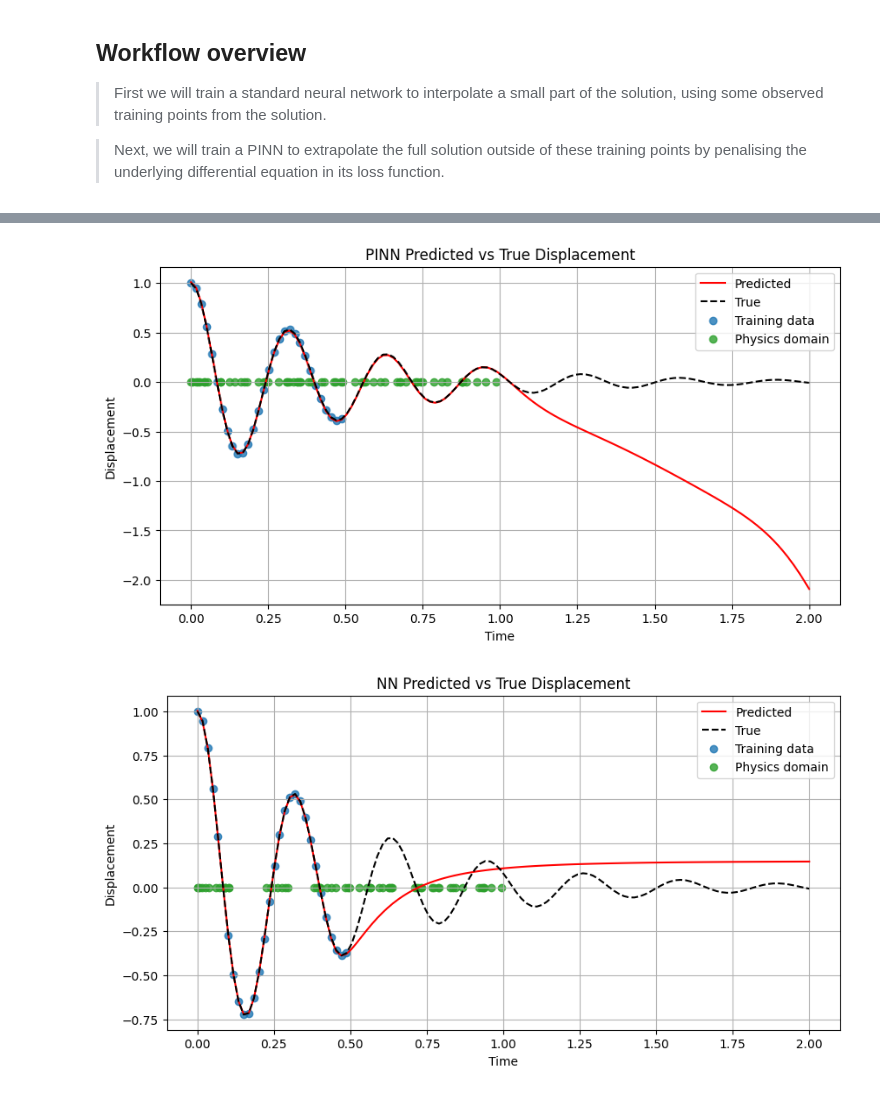
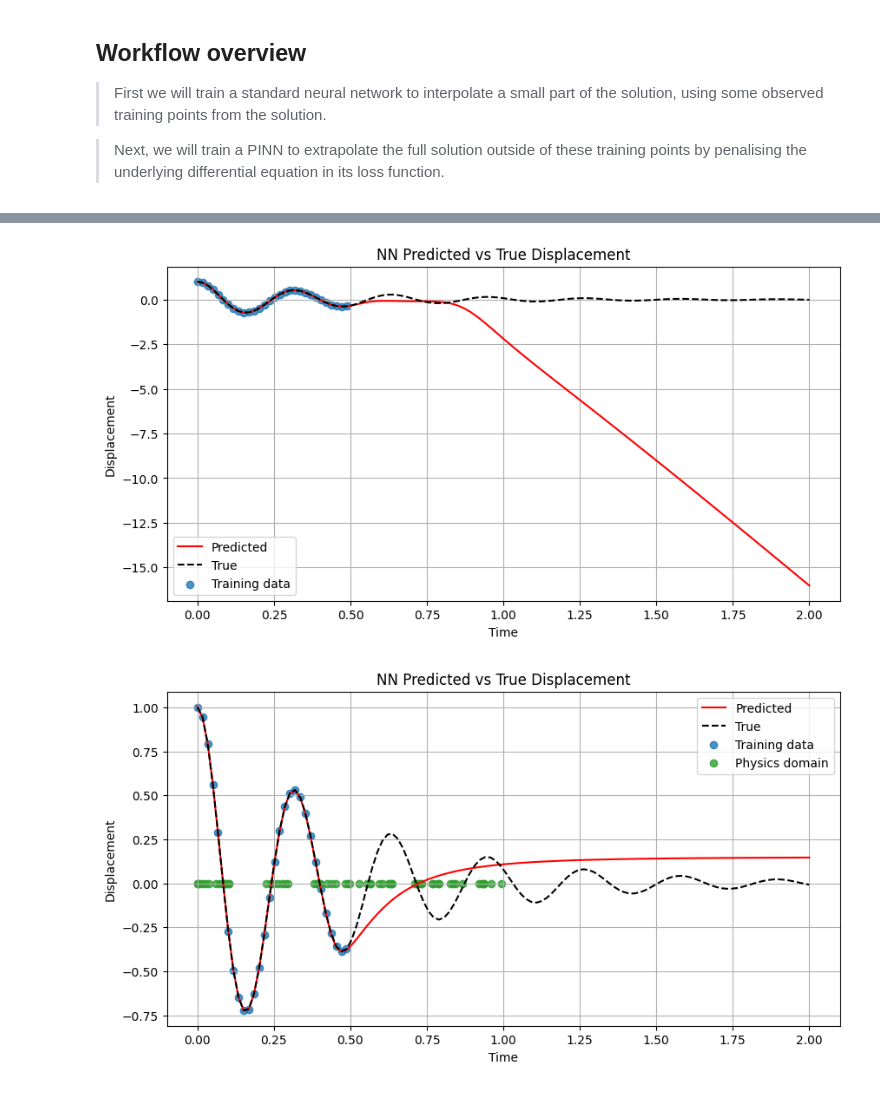
Before and after one commit to NeuralNut/pgdl, a Jupyter notebook: Spring/spring_example.ipynb, the cells around one changed output, grey strips where cells are left out. Cells and saved outputs as stored; diff of their text form; code cells hidden in the pictures.

```diff
--- a/Spring/spring_example.ipynb
+++ b/Spring/spring_example.ipynb
@@ -80,7 +80,8 @@ class PINN(nn.Module):
         super(PINN, self).__init__()
         # self.act = Cosine()
         # self.act = nn.GELU()
-        self.act = Stan(out_features=50)
+        # self.act = Stan(out_features=50)
+        self.act = nn.Tanh()
         self.net = nn.Sequential(
             nn.Linear(1, 50),  # Input layer (time t)
             self.act,         # Activation function
@@ -273,33 +273,33 @@ plt.show()
 # %%
 #plot predicted vs true displacement
 model.eval()
 td = torch.linspace(0, 2, 120).reshape(-1, 1).requires_grad_(True)
 t0 = torch.FloatTensor(1).fill_(0.0).reshape(-1, 1)
 tn = torch.FloatTensor(119, 1).uniform_(0, 2)
 # tL = torch.FloatTensor(1).fill_(2.0).reshape(-1, 1)
 tp = torch.concat([t0, tn])
 x = model(td).squeeze().detach().numpy()
 x_true = oscillator(d, w0, td).squeeze().detach().numpy()
 
 td = td.squeeze().detach().numpy()
 data_domain_mask = td<=0.5
 physics_domain_mask = tp<=1.0
 
 
 
 fig, ax = plt.subplots(figsize=(10, 5))
 ax.plot(td, x, color="red", label='Predicted')
 ax.plot(td, x_true, color="black", linestyle='--', label='True')
 plt.scatter(td[data_domain_mask], x_true[data_domain_mask], color="tab:blue", alpha=0.8, label="Training data")
-plt.scatter(tp[physics_domain_mask], 0*tp[physics_domain_mask], color="tab:green", alpha=0.8, label="Physics domain")
+# plt.scatter(tp[physics_domain_mask], 0*tp[physics_domain_mask], color="tab:green", alpha=0.8, label="Physics domain")
 plt.xlabel('Time')
 plt.ylabel('Displacement')
-plt.title('PINN Predicted vs True Displacement')
+plt.title('NN Predicted vs True Displacement')
 plt.legend()
 plt.grid(True)
 plt.show()
 # %% [output]
-[figure, old version]
+[figure, new version]
 # %%
 #plot predicted vs true displacement
 model.eval()
```
Also changed, not shown: parts of 3 cells of this notebook, 11 other files.
